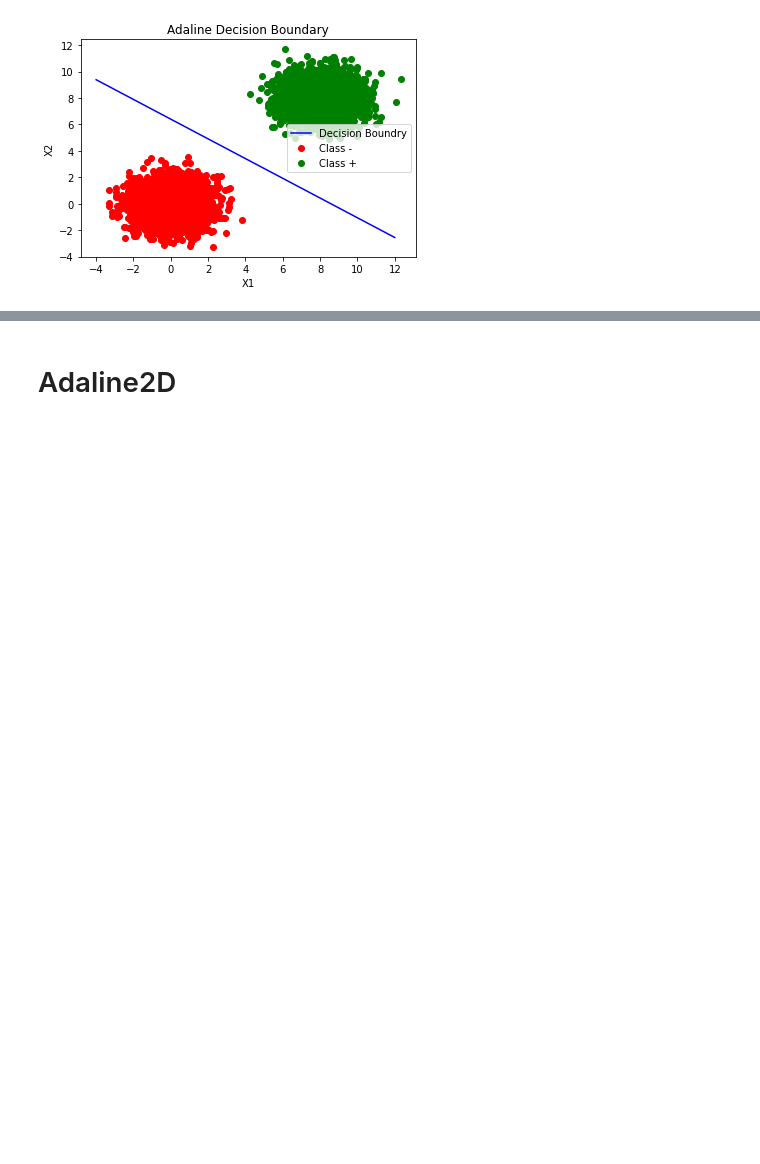
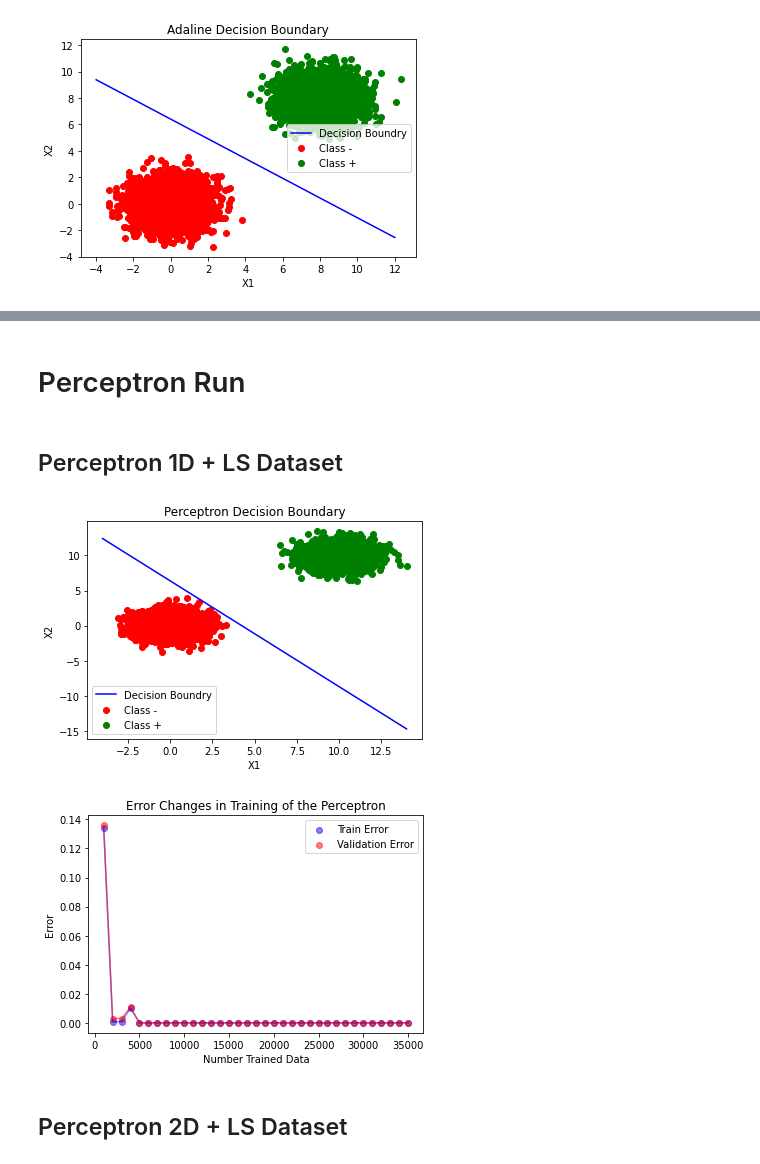
Before and after one commit to AUT-Student/NN-HW2, a Jupyter notebook: NN_HW1.ipynb, the cells around one changed output, grey strips where cells are left out. Saved outputs shown, nothing was run; the diff lists cells and outputs as text; code cells hidden in the pictures; blank space fills up the shorter version.

```diff
--- a/NN_HW1.ipynb
+++ b/NN_HW1.ipynb
@@ -178,9 +144,11 @@ class Perceptron():
     self.degree = degree
 
     if self.degree == 1:
-      self.w = np.zeros([3])
+    #  self.w = np.zeros([3])
+      self.w = np.random.rand(3)
     elif self.degree == 2:
-      self.w = np.zeros([5])
+      #self.w = np.zeros([5])
+      self.w = np.random.rand(5)
 
   def complete_X(self, X):
     if self.degree == 1:
@@ -219,7 +187,6 @@ class Perceptron():
                "validation": self.error(X_validation, y_validation)
                })
 
-
   def show_error_values(self):
     i_list = []
     train_error_list = []
@@ -241,8 +208,6 @@ class Perceptron():
     plt.title("Error Changes in Training of the Perceptron")
     plt.show()
 
-
-
   def show_decision_boundry(self, dataset):
     plt.scatter(dataset[dataset["Y"]==-1]["X1"], dataset[dataset["Y"]==-1]["X2"], label="Class -", c="red")
     plt.scatter(dataset[dataset["Y"]==+1]["X1"], dataset[dataset["Y"]==+1]["X2"], label="Class +", c="green")
@@ -388,5 +331,3 @@ perceptron2d.train(dataset=train_dataset, epochs=5)
-# %% [markdown]
-# Adaline2D
 # %%
 class Adaline2D():
   def __init__(self, w, alpha, activation_function):
@@ -425,3 +366,28 @@ class Adaline2D():
     plt.ylabel("X2")
     plt.title("Adaline 2D Decision Boundary")
     plt.show()
+# %% [markdown]
+# Perceptron Run
+# %% [markdown]
+## Perceptron 1D + LS Dataset
+# %%
+perceptron = Perceptron(
+                        alpha=0.1, degree = 1,
+                        activation_function=ActivationFunctions.bipolar_sigmoid,
+                        )
+
+perceptron.train(
+    X_train = ls_dataset.X_train(),
+    y_train = ls_dataset.Y_train(),
+    X_validation = ls_dataset.X_validation(),
+    y_validation = ls_dataset.Y_validation(),
+    epochs = 5
+)
+# %%
+perceptron.show_decision_boundry(ls_dataset.train())
+perceptron.show_error_values()
+# %% [output]
+[figure, added]
+[figure, added]
+# %% [markdown]
+## Perceptron 2D + LS Dataset
```
Also changed, not shown: parts of 39 cells of this notebook.
